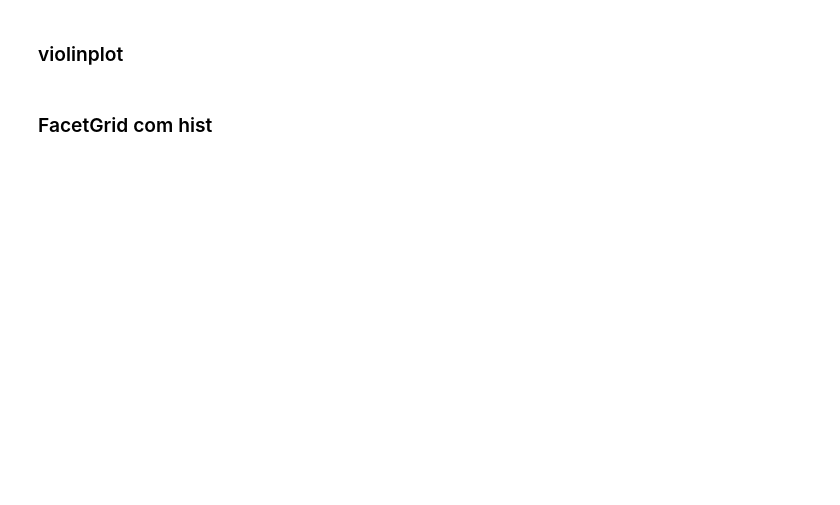
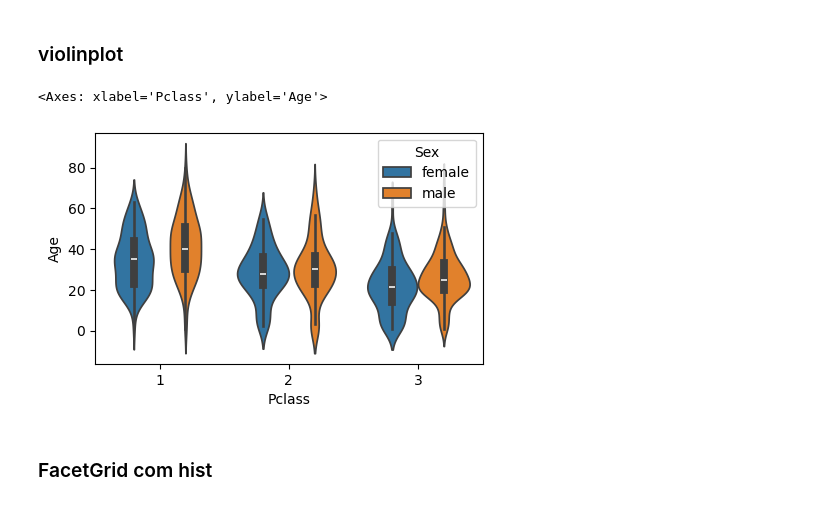
Before and after one commit to gabrielrstan/Data_Science_e_Machine_Learning_com_Estat-stica_e_Python, a Jupyter notebook: 05 - Visualizacao de Dados/Visualização de Dados - Vazio.ipynb, the cells around one changed output. Cells and saved outputs as stored; diff of their text form; code cells hidden in the pictures; blank space fills up the shorter version.

```diff
--- a/05 - Visualizacao de Dados/Visualização de Dados - Vazio.ipynb
+++ b/05 - Visualizacao de Dados/Visualização de Dados - Vazio.ipynb
@@ -175,4 +192,10 @@ sns.countplot(data, x='Sex', ax=ax[1], hue='Sex')
 # %% [markdown]
 ### violinplot
+# %%
+plt.figure(figsize=(5, 3), dpi=100)
+sns.violinplot(x='Pclass', y='Age', hue='Sex', data=data)
+# %% [output]
+<Axes: xlabel='Pclass', ylabel='Age'>
+[figure, added]
 # %% [markdown]
 ### FacetGrid com hist
```
Also changed, not shown: parts of 23 cells of this notebook.
